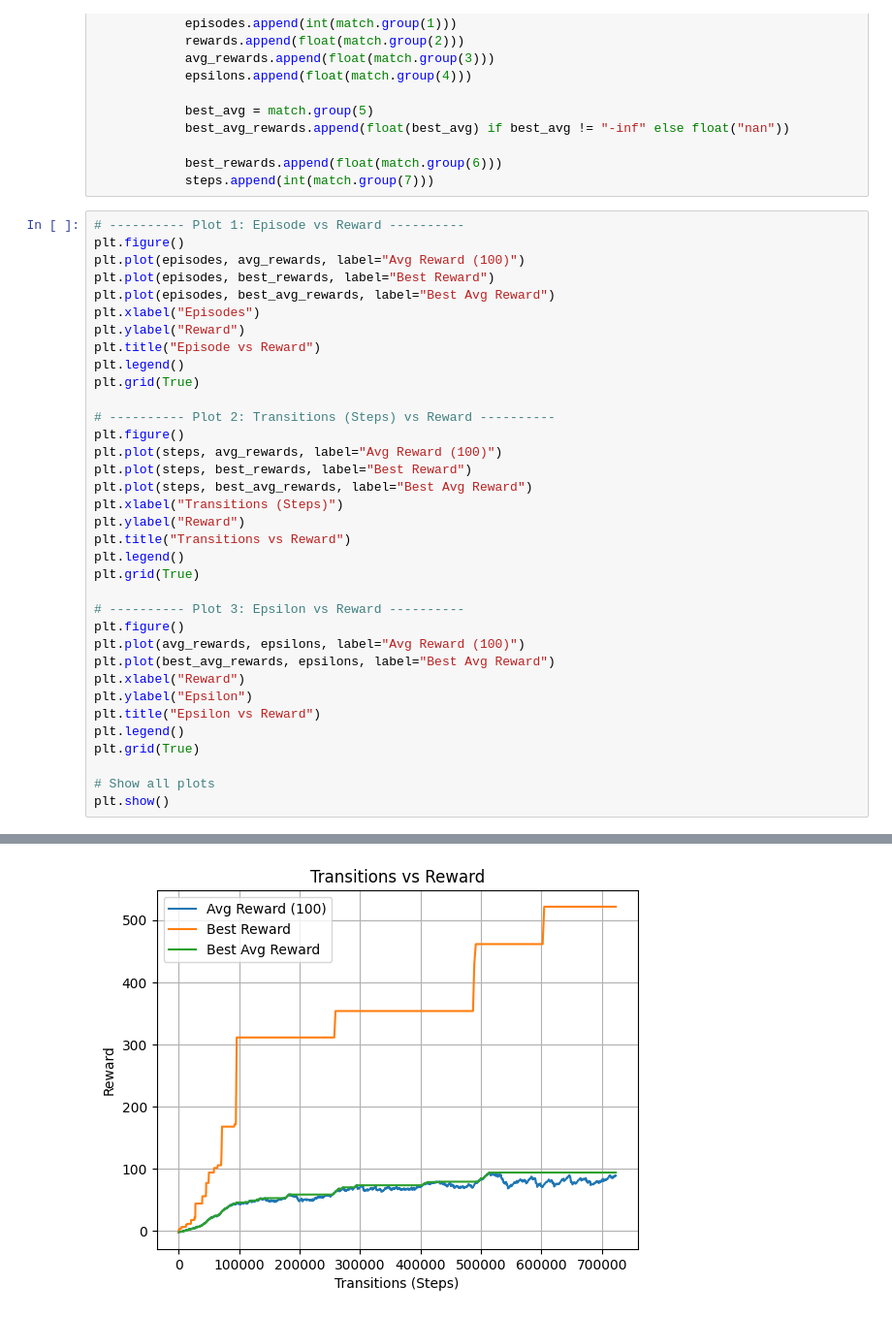
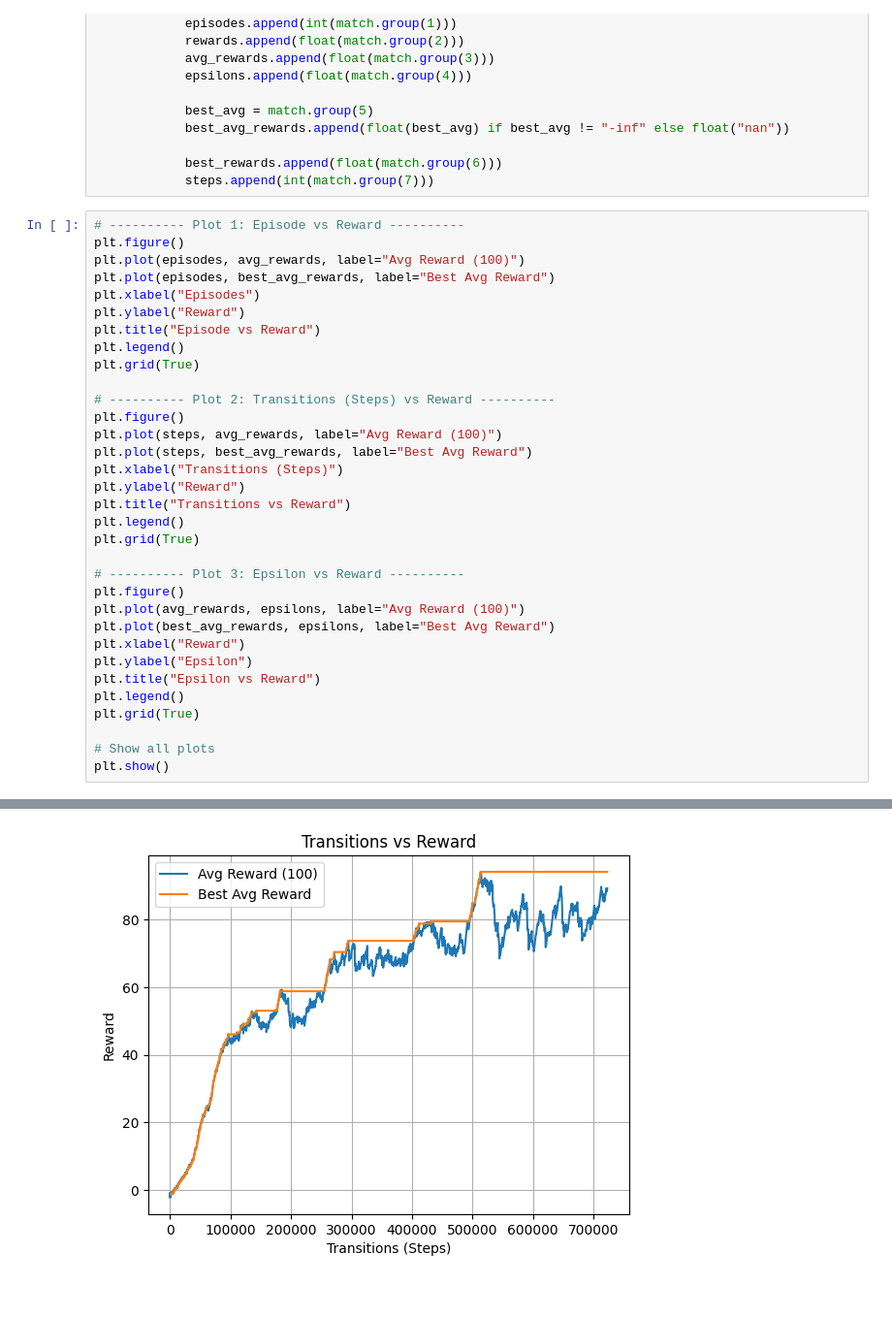
Before and after one commit to iancustefan26/Q-learning-CNN-in-Flappy-Bird-Environment, a Jupyter notebook: src/metrics/generate_training_plots.ipynb, the cells around one changed output, grey strips where cells are left out. Shown at 97% size. Saved outputs shown, nothing was run; the diff lists cells and outputs as text.

```diff
--- a/src/metrics/generate_training_plots.ipynb
+++ b/src/metrics/generate_training_plots.ipynb
@@ -41,7 +41,6 @@ with open(filename, "r") as f:
 # ---------- Plot 1: Episode vs Reward ----------
 plt.figure()
 plt.plot(episodes, avg_rewards, label="Avg Reward (100)")
-plt.plot(episodes, best_rewards, label="Best Reward")
 plt.plot(episodes, best_avg_rewards, label="Best Avg Reward")
 plt.xlabel("Episodes")
 plt.ylabel("Reward")
@@ -52,7 +51,6 @@ plt.grid(True)
 # ---------- Plot 2: Transitions (Steps) vs Reward ----------
 plt.figure()
 plt.plot(steps, avg_rewards, label="Avg Reward (100)")
-plt.plot(steps, best_rewards, label="Best Reward")
 plt.plot(steps, best_avg_rewards, label="Best Avg Reward")
 plt.xlabel("Transitions (Steps)")
 plt.ylabel("Reward")
@@ -77,2 +75,2 @@ plt.show()
-[figure, old version]
+[figure, new version]
 [figure]
```
Also changed, not shown: parts of 2 cells of this notebook, 1 other file.
